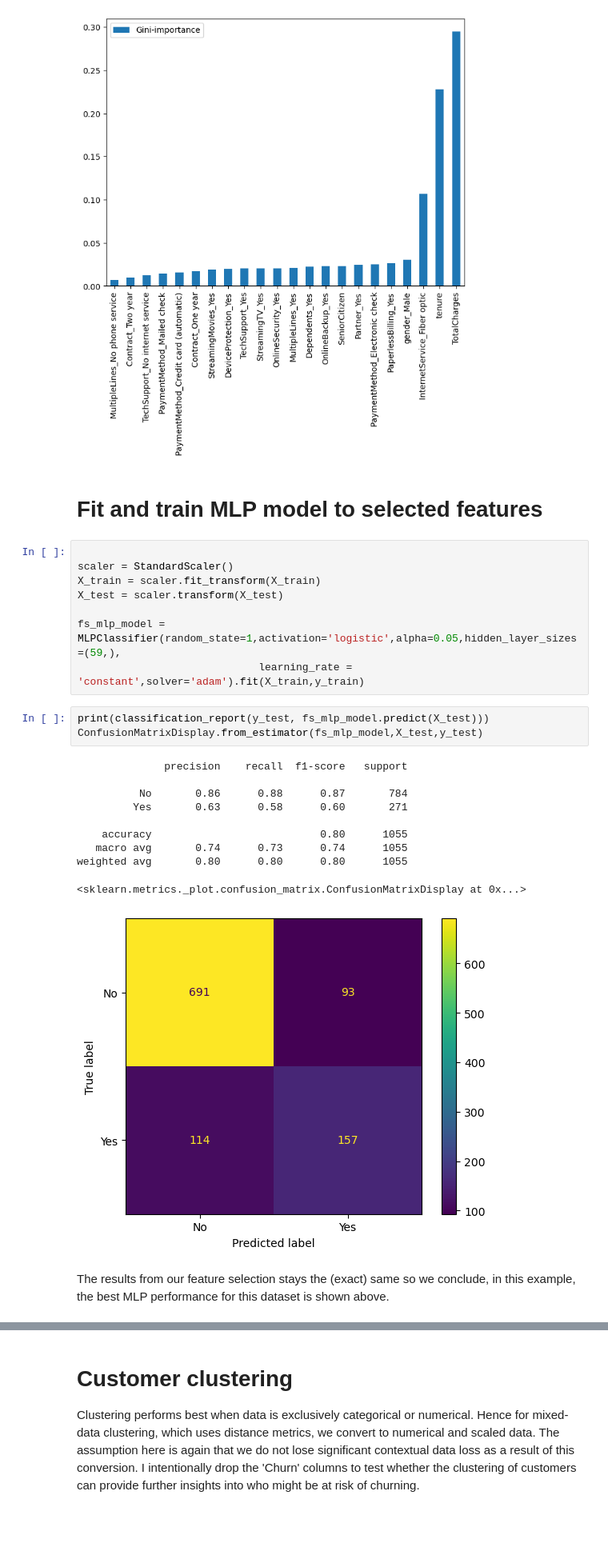
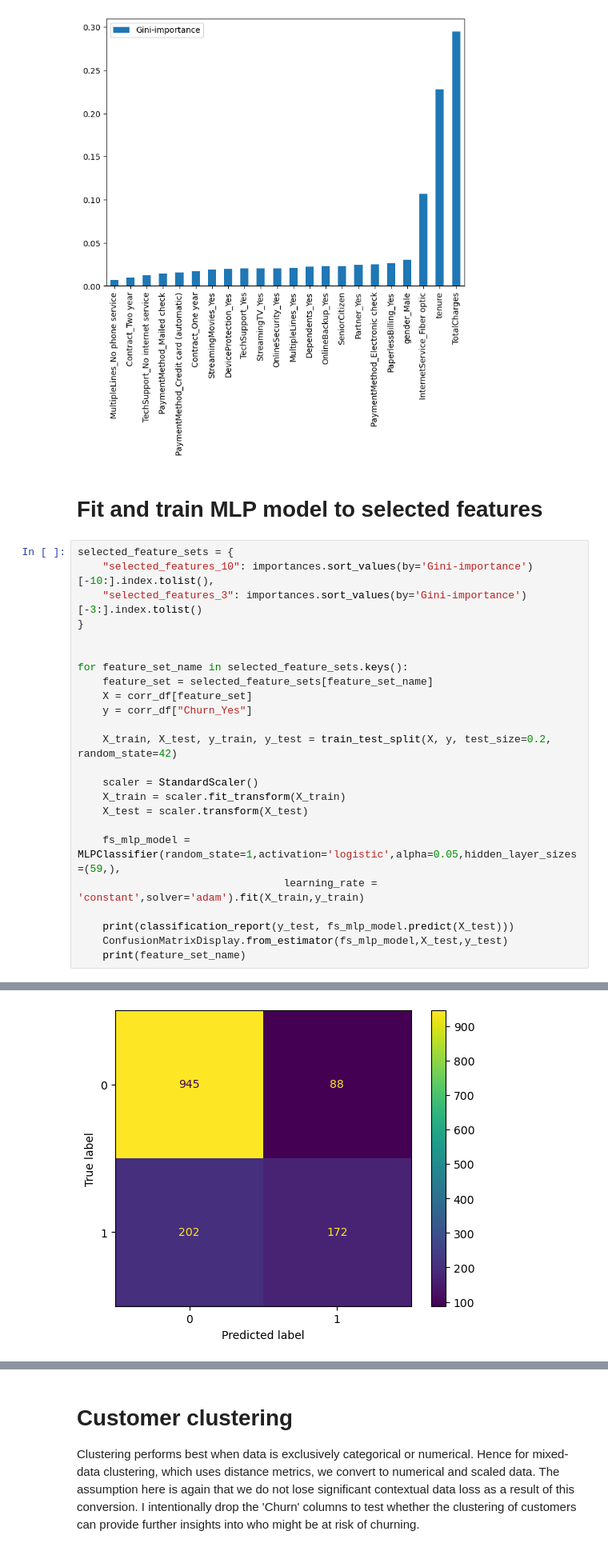
Before and after one commit to Leon-V1/TelcoChurn, a Jupyter notebook: telco-churn-NN.ipynb, the cells around one changed output, grey strips where cells are left out. Shown at 80% size. Saved outputs shown, nothing was run; the diff lists cells and outputs as text; blank space fills up the shorter version.

```diff
--- a/telco-churn-NN.ipynb
+++ b/telco-churn-NN.ipynb
@@ -330,29 +330,30 @@ importances.sort_values(by='Gini-importance').plot(kind='bar', rot=90, figsize=(
 plt.show()
 # %% [output]
 [figure]
-# %% [markdown]
-# Fit and train MLP model to selected features
-# %%
-
-scaler = StandardScaler()
-X_train = scaler.fit_transform(X_train)
-X_test = scaler.transform(X_test)
-
-fs_mlp_model = MLPClassifier(random_state=1,activation='logistic',alpha=0.05,hidden_layer_sizes=(59,),
-                             learning_rate = 'constant',solver='adam').fit(X_train,y_train)
-# %%
-print(classification_report(y_test, fs_mlp_model.predict(X_test)))
-ConfusionMatrixDisplay.from_estimator(fs_mlp_model,X_test,y_test)
-# %% [output]
-              precision    recall  f1-score   support
-
-          No       0.86      0.88      0.87       784
-         Yes       0.63      0.58      0.60       271
-
-    accuracy                           0.80      1055
-   macro avg       0.74      0.73      0.74      1055
-weighted avg       0.80      0.80      0.80      1055
-<sklearn.metrics._plot.confusion_matrix.ConfusionMatrixDisplay at 0x...>
-[figure, removed]
-# %% [markdown]
-The results from our feature selection stays the (exact) same so we conclude, in this example, the best MLP performance for this dataset is shown above.
+# %% [markdown]
+# Fit and train MLP model to selected features
+# %%
+selected_feature_sets = {
+    "selected_features_10": importances.sort_values(by='Gini-importance')[-10:].index.tolist(),
+    "selected_features_3": importances.sort_values(by='Gini-importance')[-3:].index.tolist()
+}
+
+
+for feature_set_name in selected_feature_sets.keys():
+    feature_set = selected_feature_sets[feature_set_name]
+    X = corr_df[feature_set]
+    y = corr_df["Churn_Yes"]
+
+    X_train, X_test, y_train, y_test = train_test_split(X, y, test_size=0.2, random_state=42)
+
+    scaler = StandardScaler()
+    X_train = scaler.fit_transform(X_train)
+    X_test = scaler.transform(X_test)
+
+    fs_mlp_model = MLPClassifier(random_state=1,activation='logistic',alpha=0.05,hidden_layer_sizes=(59,),
+                                 learning_rate = 'constant',solver='adam').fit(X_train,y_train)
+
+    print(classification_report(y_test, fs_mlp_model.predict(X_test)))
+    ConfusionMatrixDisplay.from_estimator(fs_mlp_model,X_test,y_test)
+    print(feature_set_name)
+# %% [output]
@@ -358,0 +380 @@ The results from our feature selection stays the (exact) same so we conclude, in
+[figure, added]
```
Also changed, not shown: parts of 18 cells of this notebook.
